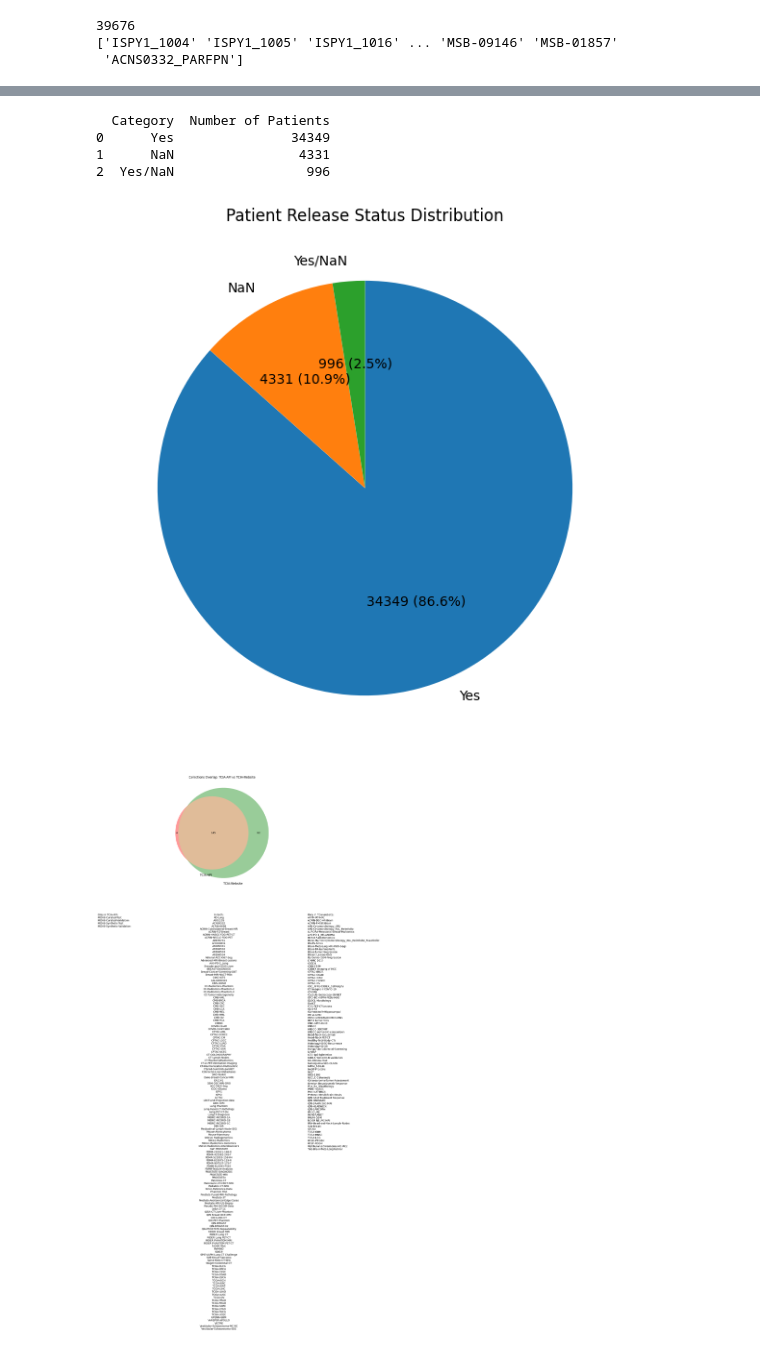
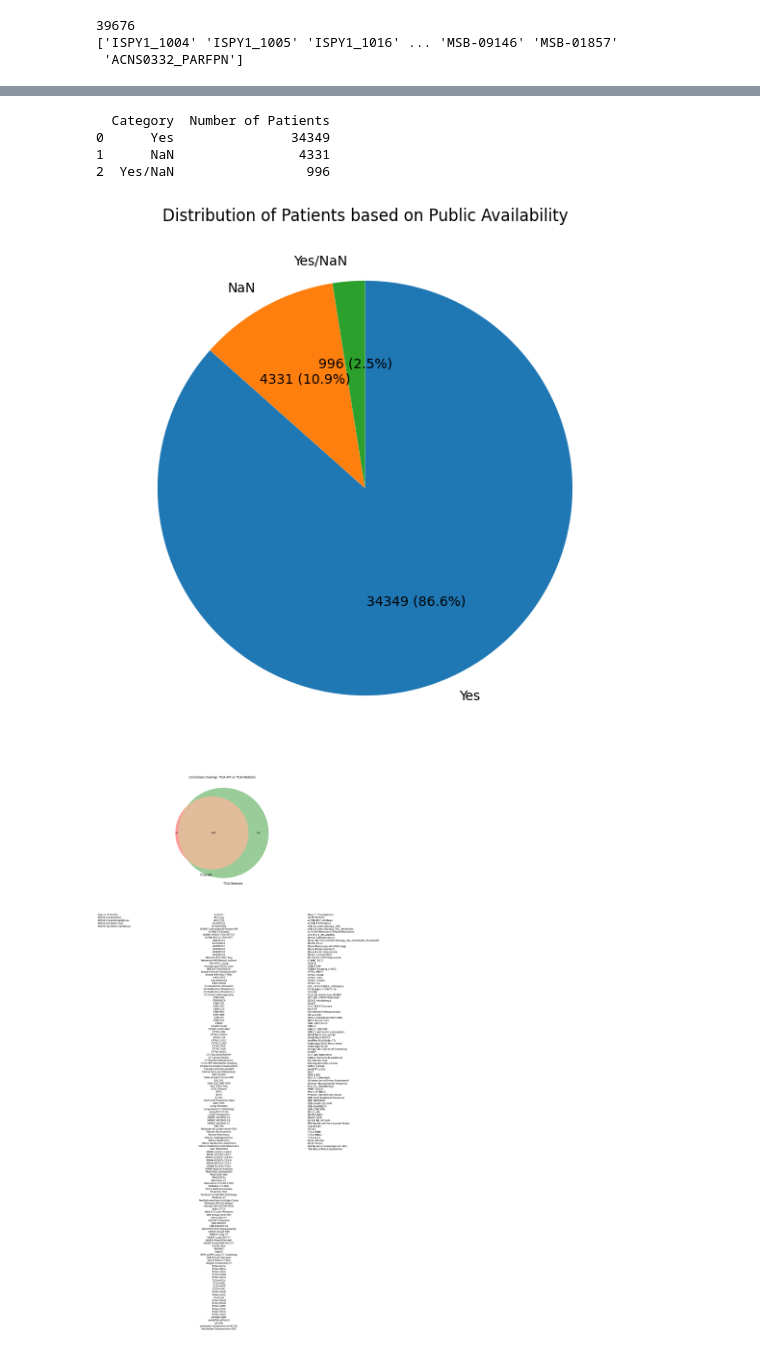
Before and after one commit to TrigosTeam/ImageOmics-Foundation-Model, a Jupyter notebook: TCIA_data_filtering.ipynb, the cells around one changed output, grey strips where cells are left out. Drawn from its saved outputs; the diff is of its cells as text; code cells hidden in the pictures.

```diff
--- a/TCIA_data_filtering.ipynb
+++ b/TCIA_data_filtering.ipynb
@@ -366,32 +366,32 @@ plt.show()
 # %%
 # Now let's look into how much data (in terms of patients) is Public!
 def categorize_status(x):
     has_yes = 'Yes' in x.values
     has_nan = x.isna().any()
     if has_yes and has_nan:
         return 'Yes/NaN'
     elif has_yes:
         return 'Yes'
     else:  # all NaN
         return 'NaN'
 
 patient_status = series.groupby('PatientID')['ReleasedStatus'].apply(categorize_status).value_counts().reset_index()
 patient_status.columns = ['Category', 'Number of Patients']
 print(patient_status)
 
 plt.figure(figsize=(7,7))
 plt.pie(patient_status['Number of Patients'],
         labels=patient_status['Category'],
         autopct=lambda p: f"{int(round(p * sum(patient_status['Number of Patients']) / 100))} ({p:.1f}%)",
         startangle=90, counterclock=False)
-plt.title('Patient Release Status Distribution')
+plt.title('Distribution of Patients based on Public Availability')
 plt.show()
 # %% [output]
   Category  Number of Patients
 0      Yes               34349
 1      NaN                4331
 2  Yes/NaN                 996
-[figure, old version]
+[figure, new version]
 # %%
 # Load TCIA metadata copies from the website
 series2 = pd.read_excel("TCIA_data_full.xlsx")
```
Also changed, not shown: parts of 3 cells of this notebook, 1 other file.
